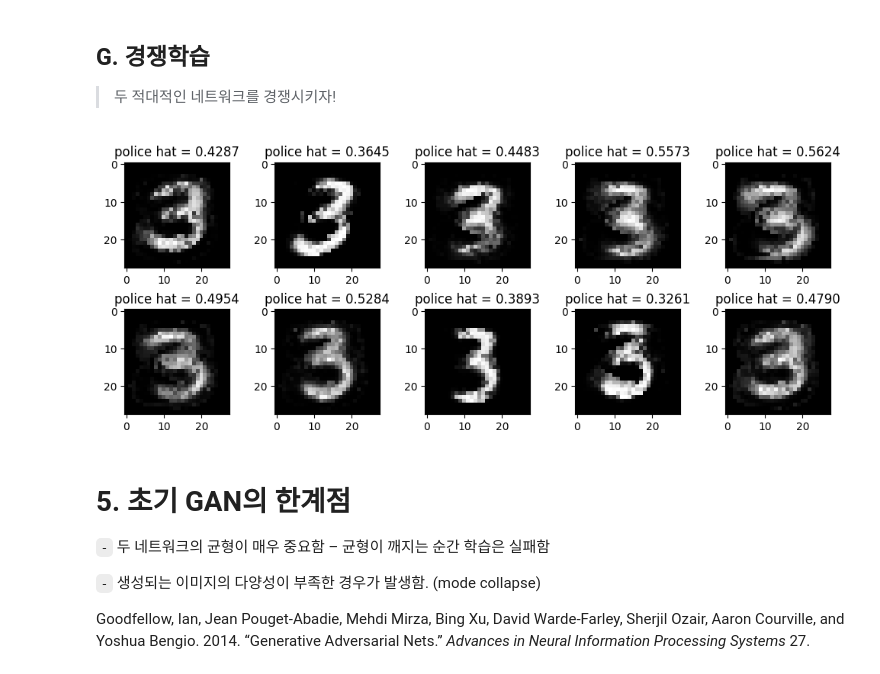
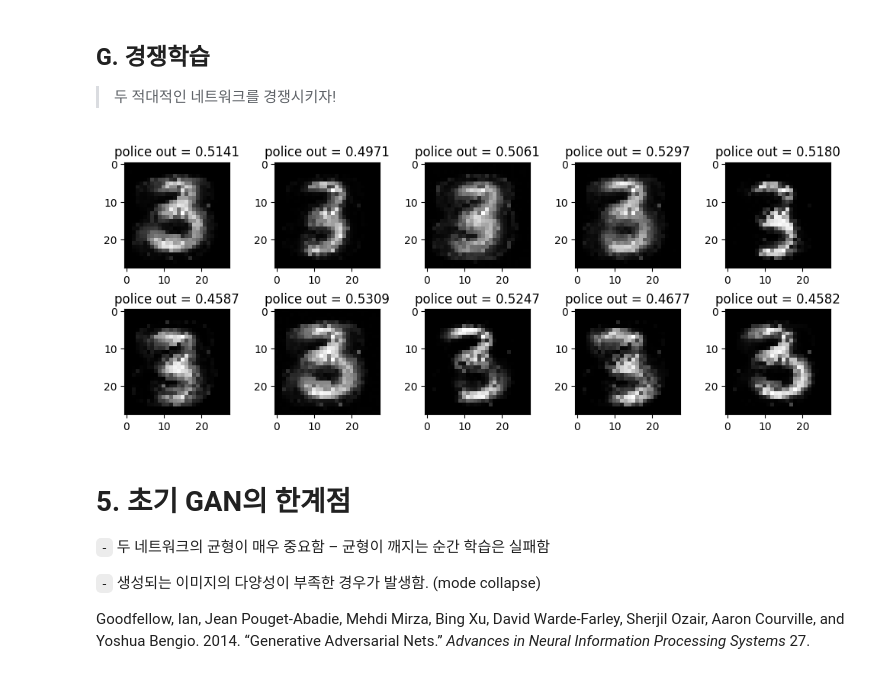
Before and after one commit to KimDoYoung1997/DL2025, a Jupyter notebook: docs/posts/09wk-2.out.ipynb, the cells around one changed output. Drawn from its saved outputs; the diff is of its cells as text; code cells hidden in the pictures.

```diff
--- a/docs/posts/09wk-2.out.ipynb
+++ b/docs/posts/09wk-2.out.ipynb
@@ -379,41 +349,39 @@ optimizr_faker = torch.optim.Adam(net_faker.parameters(),lr=0.0002,betas=(0.5,0.
 # %%
 for epoc in range(1000):
-    # net_police 을 훈련
-    noise = torch.randn(6131,4)
-    X_fake = net_faker(noise).data # net_faker에 대한 미분꼬리표는 여기선 필요없으므로 .data 만을 이용
-    ## step1
+    #--- net_police 를 훈련
+    #step1
+    X_fake = net_facker(torch.randn(6131,4)).data # 여기에서 X_fake는 data를 의미
     yhat_real = net_police(X_real)
     yhat_fake = net_police(X_fake)
-    ## step2
+    #step2
     loss_police = bce(yhat_real,y_real) + bce(yhat_fake,y_fake)
-    ## step3
+    #step3
     loss_police.backward()
-    ## step4
+    #step4
     optimizr_police.step()
     optimizr_police.zero_grad()
-    # net_faker 를 훈련
-    ## step1
-    Noise = torch.randn(6131,4)
-    X_fake = net_faker(Noise)
-    ## step2
+    #--- net_faker 를 훈련
+    #step1
+    X_fake = net_facker(torch.randn(6131,4)) # 이때 X_fake는 net의 out을 의미
+    #step2
     yhat_fake = net_police(X_fake)
-    loss_faker = bce(yhat_fake,y_real)
-    ## step3
-    loss_faker.backward()
-    ## step4
-    optimizr_faker.step()
-    optimizr_faker.zero_grad()
+    loss_facker = bce(yhat_fake, y_real)
+    #step3
+    loss_facker.backward()
+    #step4
+    optimizr_facker.step()
+    optimizr_facker.zero_grad()
 # %%
-fig,ax = plt.subplots(2,5,figsize=(10,4))
-k = 0
+fig, ax  = plt.subplots(2,5,figsize=(10,4))
+k=0
 for i in range(2):
     for j in range(5):
-        ax[i][j].imshow(X_fake[k].reshape(28,28).data,cmap="gray")
-        ax[i][j].set_title(f"police hat = {yhat_fake[k].item():.4f}")
-        k = k+1
+        ax[i][j].imshow(X_fake[[k]].data.squeeze(),cmap="gray")
+        ax[i][j].set_title(f"police out = {net_police(X_fake[[k]]).item():.4f}")
+        k= k+1
 fig.tight_layout()
 # %% [output]
-[figure, old version]
+[figure, new version]
 # %% [markdown]
 # 5. 초기 GAN의 한계점
 
```
Also changed, not shown: parts of 59 cells of this notebook, 33 other files.
